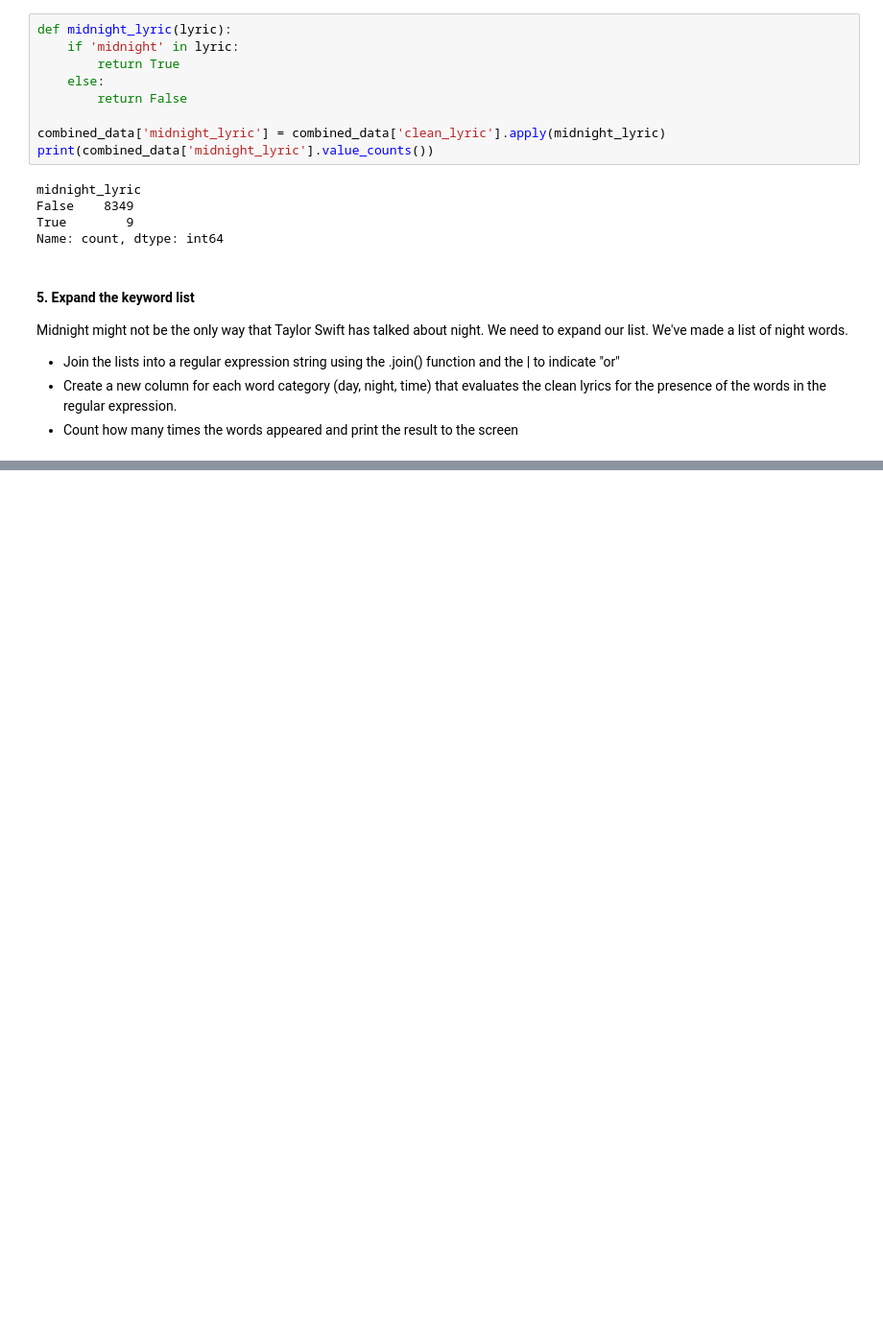
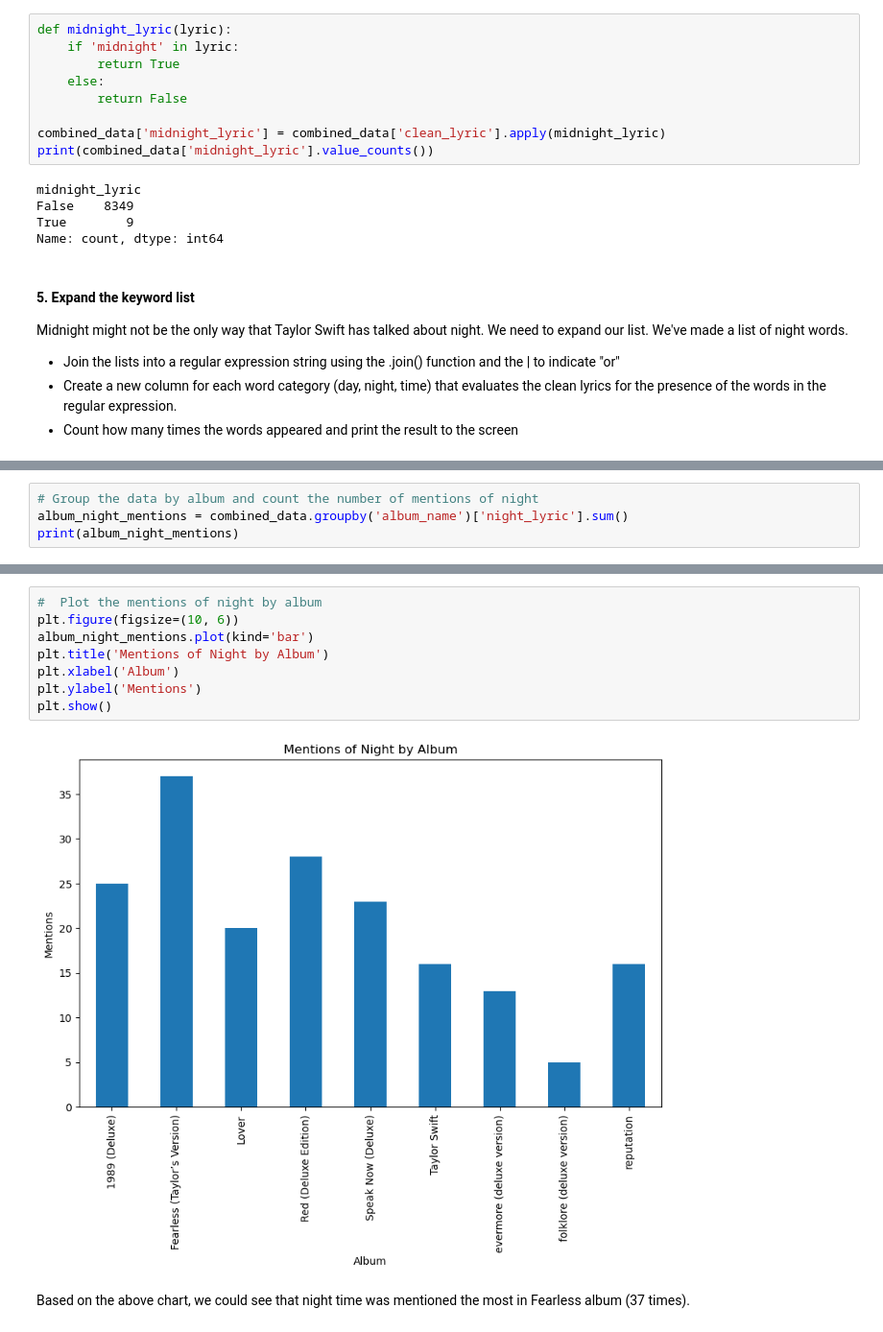
Before and after one commit to gheacs/Apply-NLP-with-Python, a Jupyter notebook: app.ipynb, the cells around one changed output, grey strips where cells are left out. Shown at 96% size. Saved outputs shown, nothing was run; the diff lists cells and outputs as text; blank space fills up the shorter version.

```diff
--- a/app.ipynb
+++ b/app.ipynb
@@ -203,0 +288,4 @@ Midnight might not be the only way that Taylor Swift has talked about night. We
+# %%
+# Group the data by album and count the number of mentions of night
+album_night_mentions = combined_data.groupby('album_name')['night_lyric'].sum()
+print(album_night_mentions)
@@ -203,0 +304,12 @@ Midnight might not be the only way that Taylor Swift has talked about night. We
+# %%
+#  Plot the mentions of night by album
+plt.figure(figsize=(10, 6))
+album_night_mentions.plot(kind='bar')
+plt.title('Mentions of Night by Album')
+plt.xlabel('Album')
+plt.ylabel('Mentions')
+plt.show()
+# %% [output]
+[figure, added]
+# %% [markdown]
+Based on the above chart, we could see that night time was mentioned the most in Fearless album (37 times).
```
Also changed, not shown: parts of 23 cells of this notebook.
